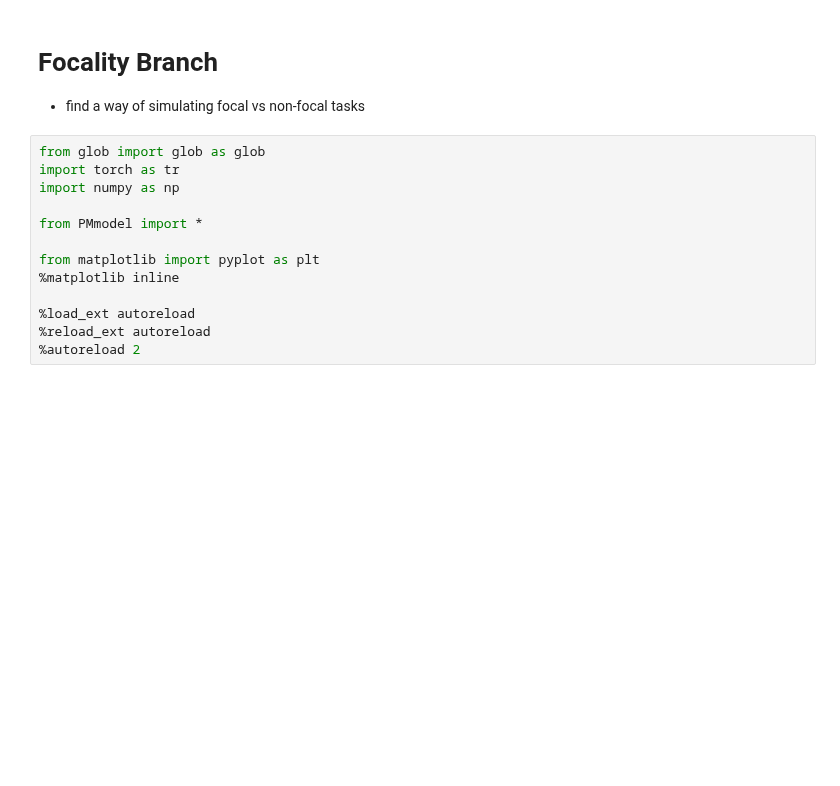
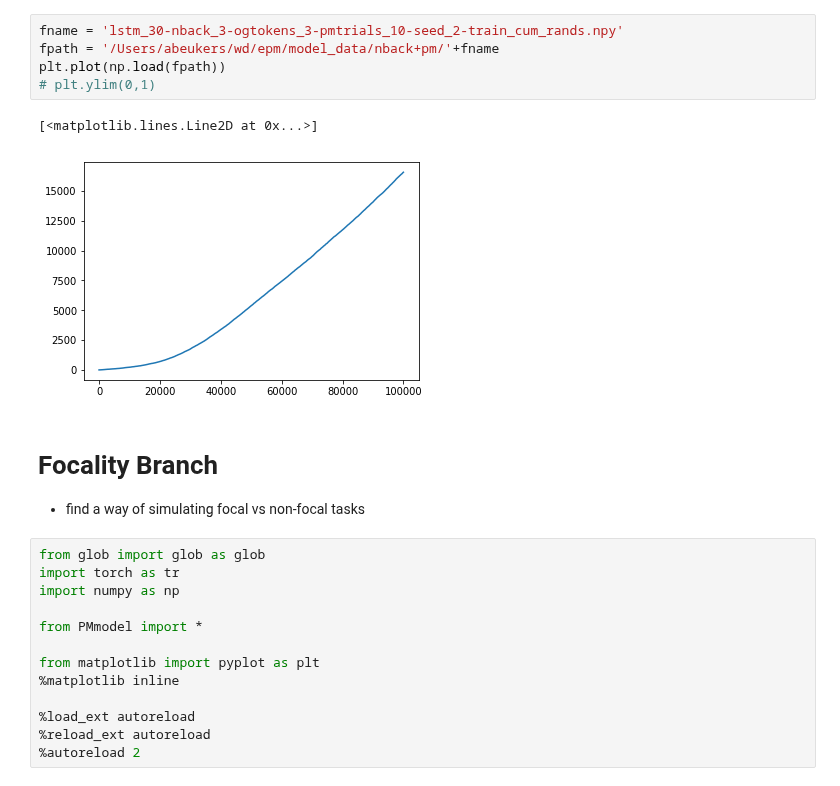
Before and after one commit to andrebeu/PM, a Jupyter notebook: pmtask.ipynb, the cells around one changed output. Saved outputs shown, nothing was run; the diff lists cells and outputs as text; blank space fills up the shorter version.

```diff
--- a/pmtask.ipynb
+++ b/pmtask.ipynb
@@ -1,3 +9,11 @@
+# %%
+fname = 'lstm_30-nback_3-ogtokens_3-pmtrials_10-seed_2-train_cum_rands.npy'
+fpath = '/Users/abeukers/wd/epm/model_data/nback+pm/'+fname
+plt.plot(np.load(fpath))
+# plt.ylim(0,1)
+# %% [output]
+[<matplotlib.lines.Line2D at 0x...>]
+[figure, added]
 # %% [markdown]
 # Focality Branch
 - find a way of simulating focal vs non-focal tasks
```
Also changed, not shown: parts of 5 cells of this notebook, 5 other files.
